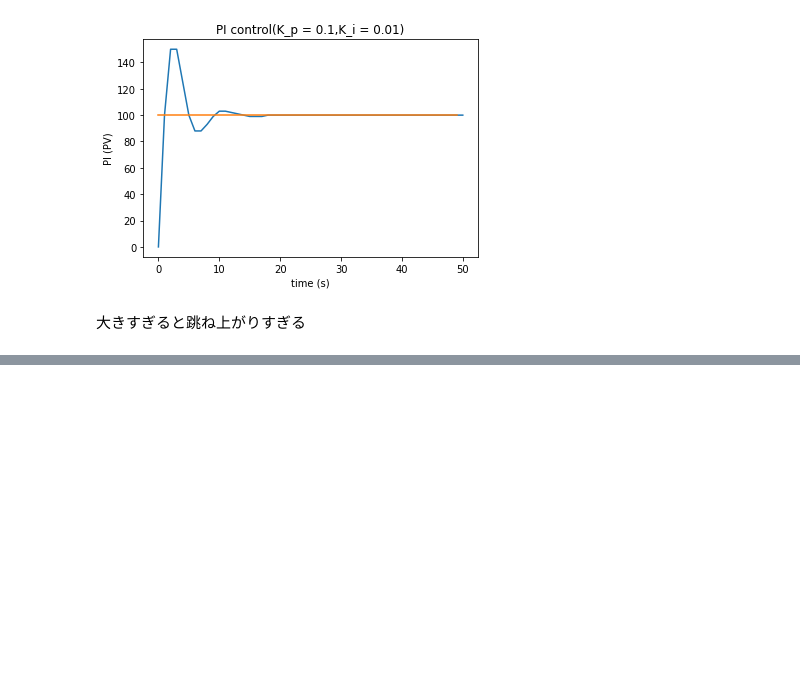
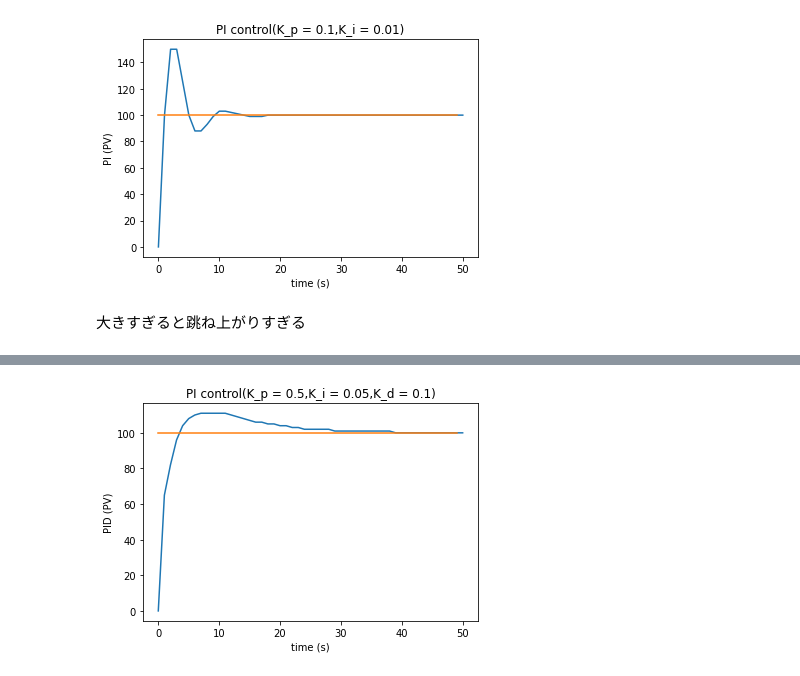
Before and after one commit to KoyamaSohei/control-engineering, a Jupyter notebook: PID.ipynb, the cells around one changed output, grey strips where cells are left out. Drawn from its saved outputs; the diff is of its cells as text; code cells hidden in the pictures; blank space fills up the shorter version.

Commit message:
add PID control

```diff
--- a/PID.ipynb
+++ b/PID.ipynb
@@ -251,0 +266,53 @@ if __name__ == "__main__":
+# %%
+%matplotlib inline
+import matplotlib.pyplot as plt
+import numpy as np
+
+# 実行回数
+term = 50
+
+# P制御に用いるフィードバックゲイン
+Kp = 0.5
+
+# I制御に用いるフィードバックゲイン
+Ki = 0.05
+
+# D制御に用いるフィードバックゲイン
+Kd = 0.1
+
+# 現在の実値
+feedback = 0
+
+# 現在のI制御による制御量
+iv = 0
+
+# 前タームの偏差
+error_last = 0
+
+# 各タームにおいて、実値と目標値を引数にとり、制御量を返す関数。制御量+実値が次のタームの実値となる
+def run(feedback_value,target_value):
+    global iv,error_last
+    error = target_value - feedback_value
+    p = Kp * error
+    iv += error
+    i = Ki * iv
+    d = Kd * (error - error_last)
+    error_last = error
+    return int(p+i+d)
+
+if __name__ == "__main__":
+    # 各タームの実値
+    feedback_list = [feedback]
+
+    # 各実行時における目標値、今回はわかりやすさのため一定値にする
+    target_values = np.full(term,100)
+    for target_value in target_values:
+        feedback += run(feedback,target_value)
+        feedback_list.append(feedback)
+    plt.title('PI control(K_p = 0.5,K_i = 0.05,K_d = 0.1)')
+    plt.xlabel('time (s)')
+    plt.ylabel('PID (PV)')
+    plt.plot(feedback_list)
+    plt.plot(target_values)
+# %% [output]
+[figure, added]
```
Also changed, not shown: parts of 4 cells of this notebook.
